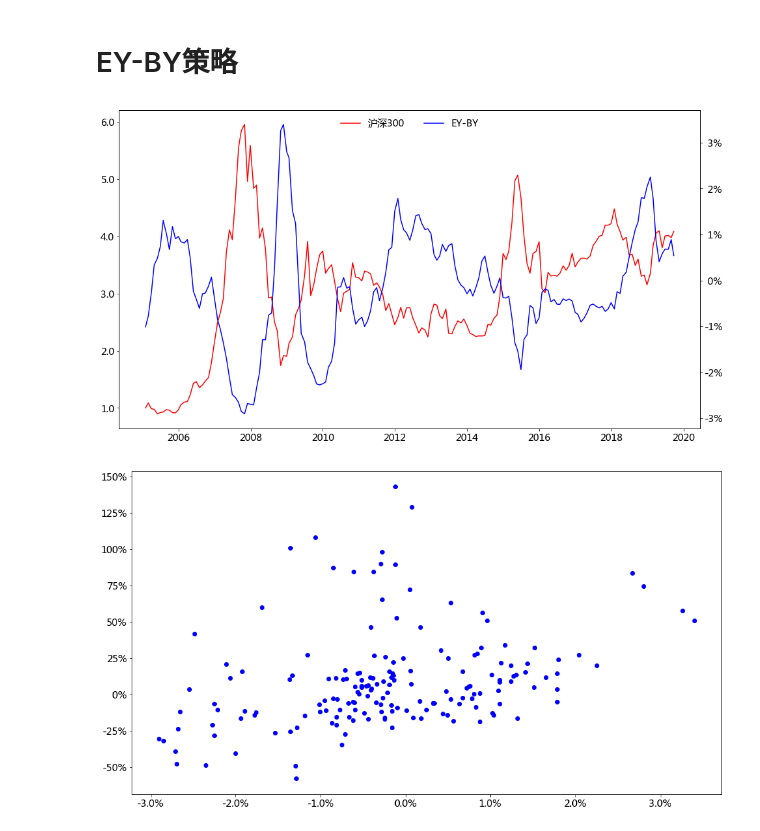
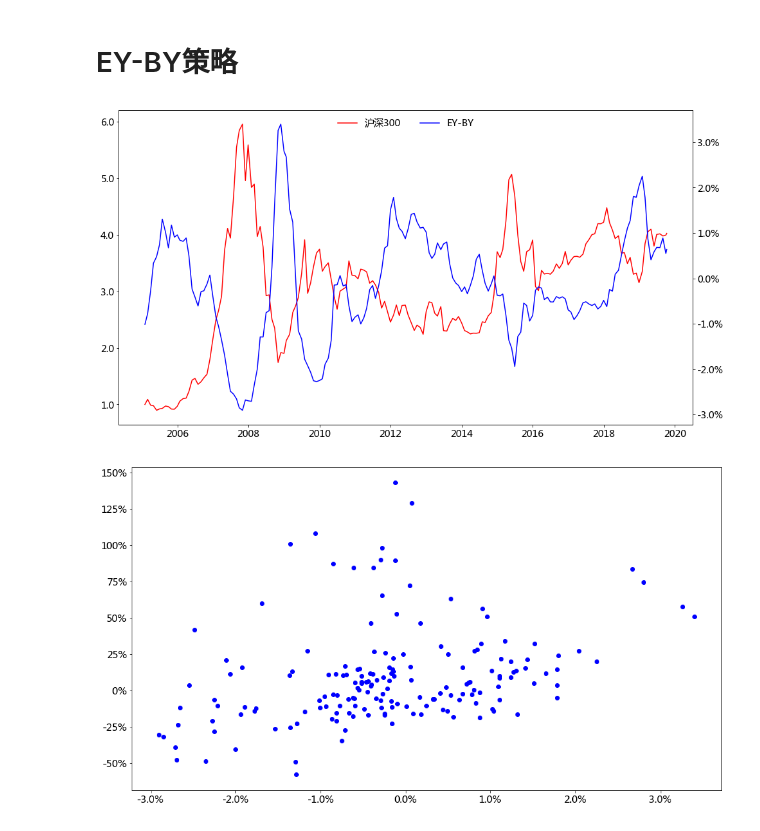
Before and after one commit to yf1291/zjsxzy_in_js, a Jupyter notebook: strategy/蛋卷基金/notebook/高权益EY-BY择时组合.ipynb, the cells around one changed output. Cells and saved outputs as stored; diff of their text form; code cells hidden in the pictures.

```diff
--- a/strategy/蛋卷基金/notebook/高权益EY-BY择时组合.ipynb
+++ b/strategy/蛋卷基金/notebook/高权益EY-BY择时组合.ipynb
@@ -60,25 +68,26 @@ base_portfolio_ret = ret_df.mul([0.45, 0.45, 0.1], axis=1).sum(axis=1)
 # %%
 fig, ax = plt.subplots(figsize=(16, 9))
 
 lns1 = ax.plot((1 + ret_df['300']).cumprod(), label=u'沪深300', color='red')
 axx = ax.twinx()
 lns2 = axx.plot(gap, label=u'EY-BY', color='blue')
+# lns2 = axx.plot(gap2, label=u'DY-BY', color='blue')
 
 lns = lns1 + lns2
 labs = [l.get_label() for l in lns]
 ax.legend(lns, labs, frameon=False, fontsize=15, loc='upper center', ncol=4, bbox_to_anchor=(0.5, 1))
 
 ax.xaxis.set_tick_params(labelsize=15)
 ax.yaxis.set_tick_params(labelsize=15)
 vals = ax.get_yticks()
 ax.set_yticklabels(['{:2.1f}'.format(x) for x in vals])
 axx.yaxis.set_tick_params(labelsize=15)
 vals = axx.get_yticks()
-axx.set_yticklabels(['{:2.0f}%'.format(x) for x in vals])
+axx.set_yticklabels(['{:2.1f}%'.format(x) for x in vals])
 
 _ = ax.set_title(u'', fontsize=25, y=1.02)
 # %% [output]
-[figure, old version]
+[figure, new version]
 # %%
 # 散点图
 fig, ax = plt.subplots(figsize=(16, 9))
```
Also changed, not shown: parts of 13 cells of this notebook, 20 other files.
